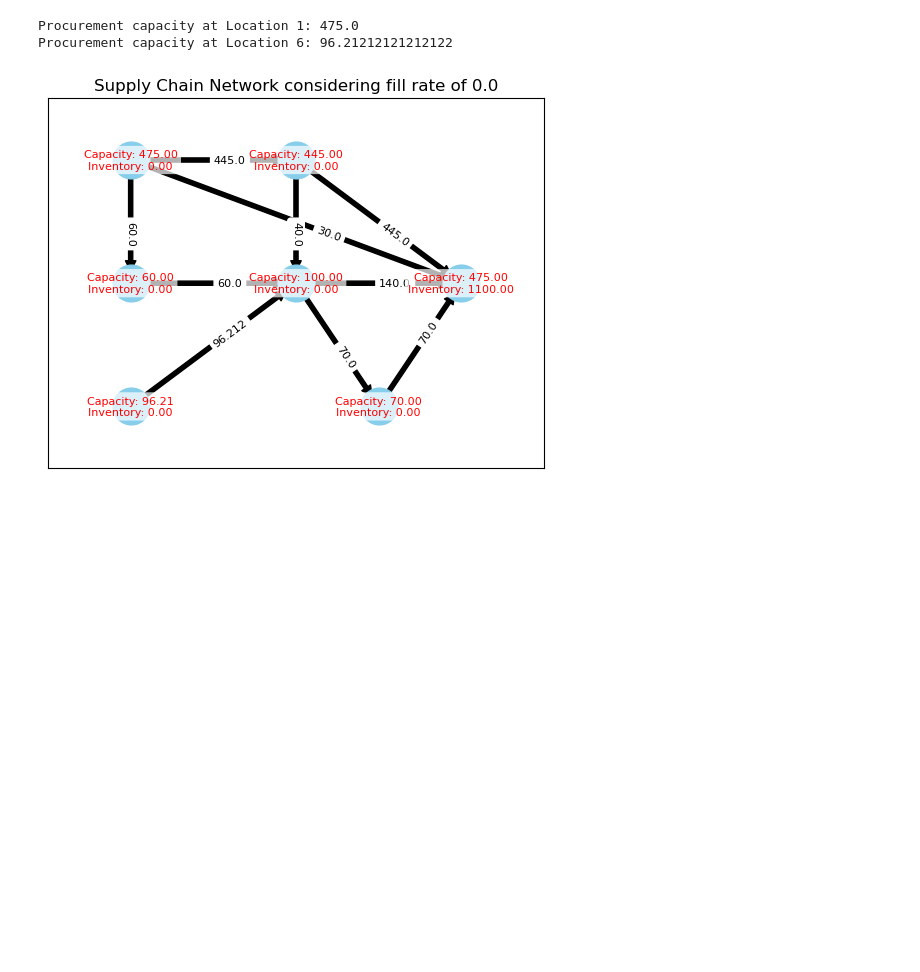
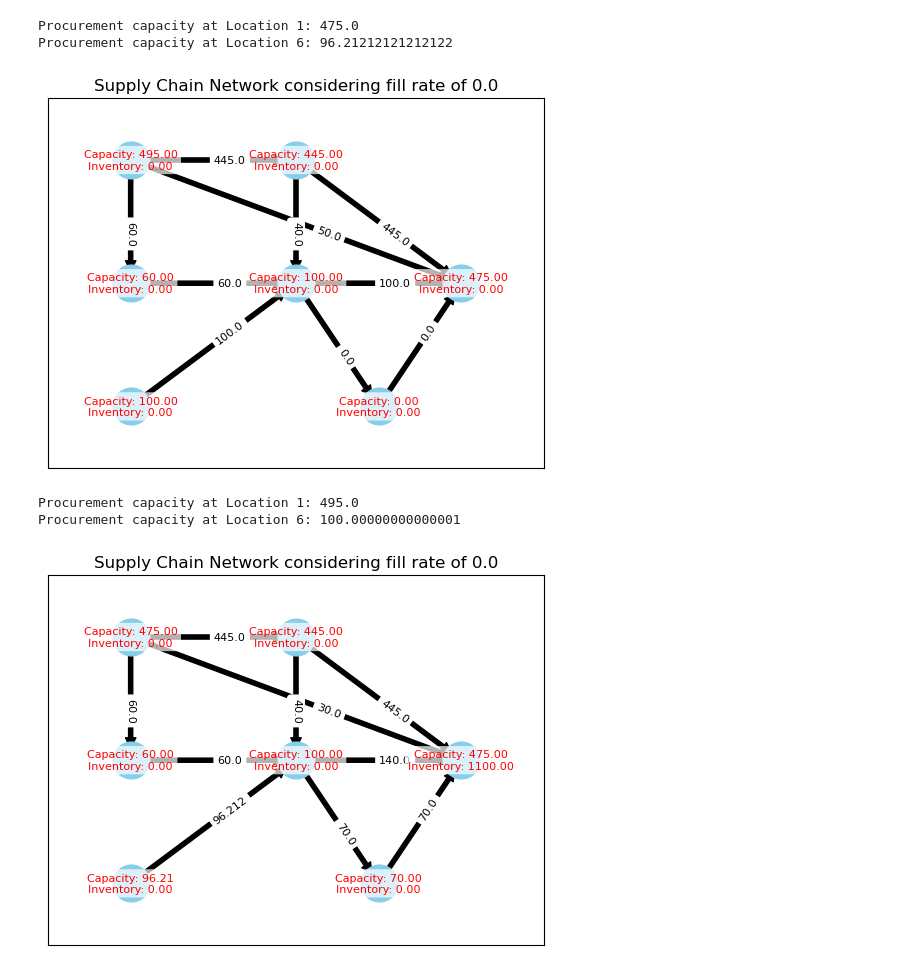
Before and after one commit to shivamvedant/energiapy, a Jupyter notebook: docs/notebooks/supply chain/IRF manuscript/ReadHPRCBacklog.ipynb, the cells around one changed output. Saved outputs shown, nothing was run; the diff lists cells and outputs as text; code cells hidden in the pictures; blank space fills up the shorter version.

```diff
--- a/docs/notebooks/supply chain/IRF manuscript/ReadHPRCBacklog.ipynb
+++ b/docs/notebooks/supply chain/IRF manuscript/ReadHPRCBacklog.ipynb
@@ -184,6 +184,16 @@ print(f'Procurement capacity at Location 6: {load_ssoln_cl["Cap_P[loc6,procure c
 [figure]
 Procurement capacity at Location 1: 475.0
 Procurement capacity at Location 6: 96.21212121212122
+# %%
+with open(f'cl/ssoln_128_{int(eps * 10):02d}_Backlog_cl_new.pkl', 'rb') as file:
+        load_ssoln_cl = pickle.load(file)
+print_network_graph(ssoln_dict=load_ssoln_cl, eps=eps, norm_factor=1)
+print(f'Procurement capacity at Location 1: {load_ssoln_cl["Cap_P[loc1,procure com1,0]"]}')
+print(f'Procurement capacity at Location 6: {load_ssoln_cl["Cap_P[loc6,procure com1,0]"]}')
+# %% [output]
+[figure, added]
+Procurement capacity at Location 1: 495.0
+Procurement capacity at Location 6: 100.00000000000001
 # %%
 with open(f'cl_step2/ssoln_256_{int(eps * 10):02d}_Backlog_cl_step2.pkl', 'rb') as file:
         load_ssoln_cl_step2 = pickle.load(file)
```
Also changed, not shown: 1 other file.
